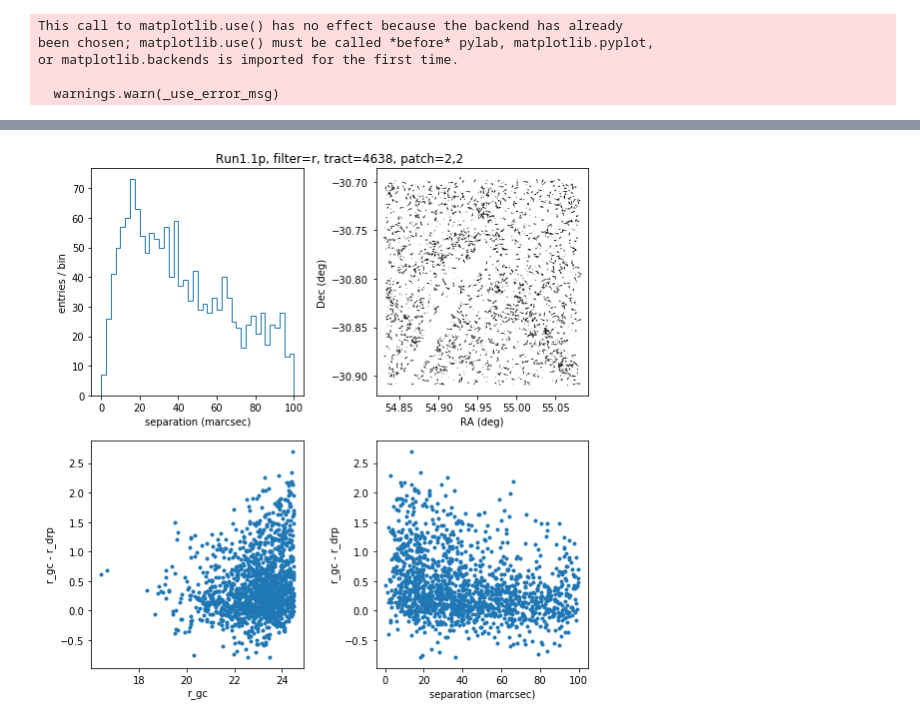
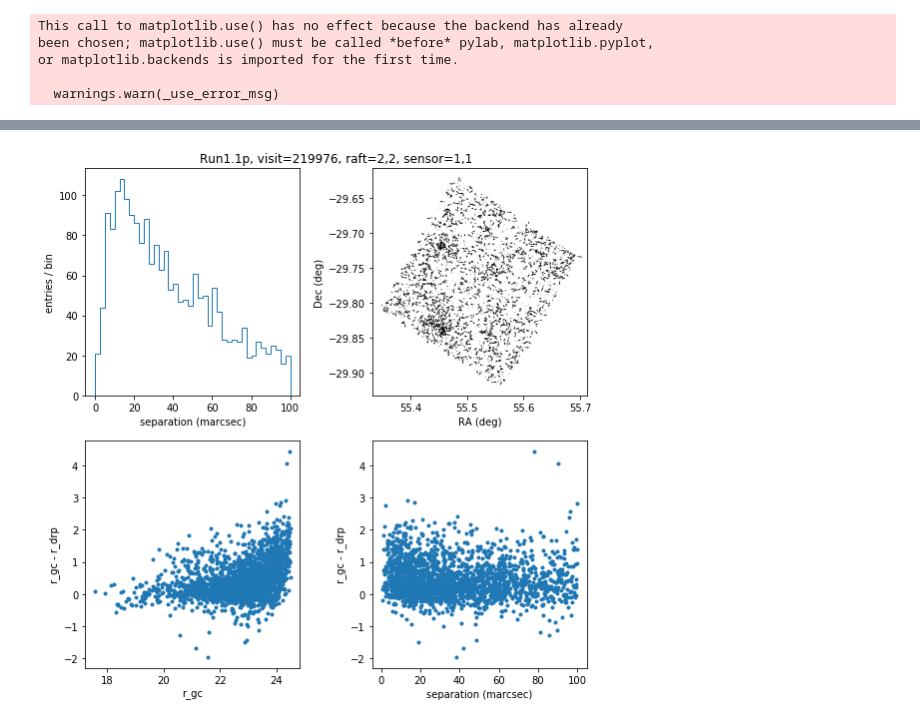
Before and after one commit to evevkovacs/DC2_Repo, a Jupyter notebook: Notebooks/LSST_Stack_matching_code.ipynb, the cells around one changed output, grey strips where cells are left out. Drawn from its saved outputs; the diff is of its cells as text; code cells hidden in the pictures.

Commit message:
add code to match a visit-level src catalog

```diff
--- a/Notebooks/LSST_Stack_matching_code.ipynb
+++ b/Notebooks/LSST_Stack_matching_code.ipynb
@@ -185,14 +205,6 @@ class PatchSelector:
 # Create a data butler for the repo.
 repo = '/global/projecta/projectdirs/lsst/global/in2p3/Run1.1/output'
 butler = dp.Butler(repo)
-
-# Pick filter, tract, and patch.
-filter_ = 'r'
-mag_max = 24.5
-#tract = 4850
-#tract = 5063
-tract = 4638
-patch_index = 2, 2
 # %% [output]
 This call to matplotlib.use() has no effect because the backend has already
 been chosen; matplotlib.use() must be called *before* pylab, matplotlib.pyplot,
@@ -235,13 +267,9 @@ with warnings.catch_warnings():
     warnings.filterwarnings('ignore')
     gc = GCRCatalogs.load_catalog('proto-dc2_v2.1.2_test')
 
-# Create function to down-select galaxy catalog entries to lie within
-# a tract/patch.
-patch_selector = PatchSelector(butler, tract, patch_index)
-
 # Create a SourceCatalog from the gc data, restricting to the
 # tract/patch being considered.
-galaxy_catalog = patch_selector(gc, band=filter_, max_mag=mag_max)
+galaxy_catalog = region_selector(gc, band=filter_, max_mag=mag_max)
 # %% [output]
 Applying magnitude filter: mag_true_r_lsst < 24.5
 Number of galaxies passing magnitude filter: 1971026
@@ -270,39 +298,36 @@ Number of matches: 1449
 # %%
-title = 'Run1.1p, filter={}, tract={}, patch={}'.format(filter_, tract, patch_id)
-
-plt.rcParams['figure.figsize'] = 8, 8
-fig = plt.figure()
+fig = plt.figure(figsize=(8, 8))
 frame_axes = fig.add_subplot(111, frameon=False)
 frame_axes.set_title(title)
 frame_axes.get_xaxis().set_ticks([])
 frame_axes.get_yaxis().set_ticks([])
 
 # Histogram of match separations.
 fig.add_subplot(2, 2, 1)
 plt.hist(sep, range=(0, 100), histtype='step', bins=40)
 plt.xlabel('separation (marcsec)')
 plt.ylabel('entries / bin')
 
 # Quiver plot of (DRP - galaxy_catalog) positions on the sky.
 fig.add_subplot(2, 2, 2)
 plt.quiver(np.degrees(drp_catalog['coord_ra']),
            np.degrees(drp_catalog['coord_dec']),
            u, v)
 plt.xlabel('RA (deg)')
 plt.ylabel('Dec (deg)')
 
 # Difference in magnitudes vs mag_gc.
 fig.add_subplot(2, 2, 3)
 plt.errorbar(gc_mag, gc_mag - drp_mag, fmt='.')
 plt.xlabel('{}_gc'.format(filter_))
 plt.ylabel('{0}_gc - {0}_drp'.format(filter_))
 
 # Difference in magnitudes vs separation.
 fig.add_subplot(2, 2, 4)
 plt.errorbar(sep, gc_mag - drp_mag, fmt='.')
 plt.xlabel('separation (marcsec)')
 plt.ylabel('{0}_gc - {0}_drp'.format(filter_))
 
 plt.tight_layout()
 # %% [output]
-[figure, old version]
+[figure, new version]
```
Also changed, not shown: parts of 5 cells of this notebook.
